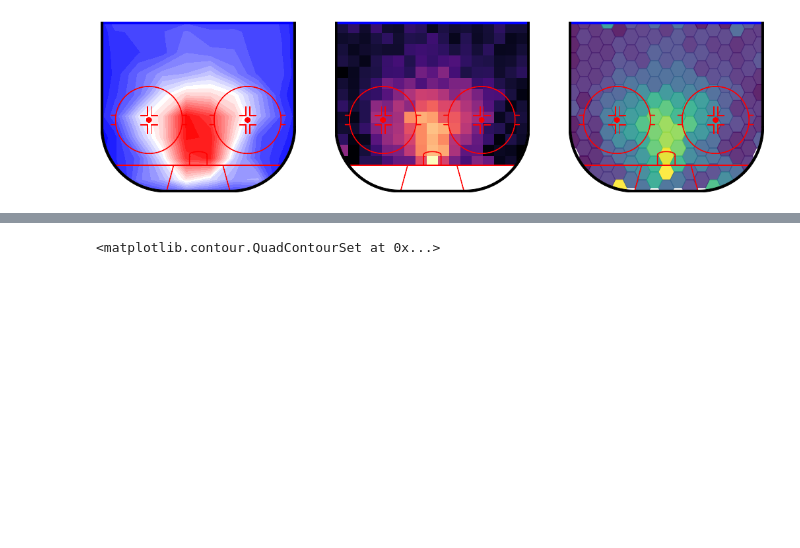
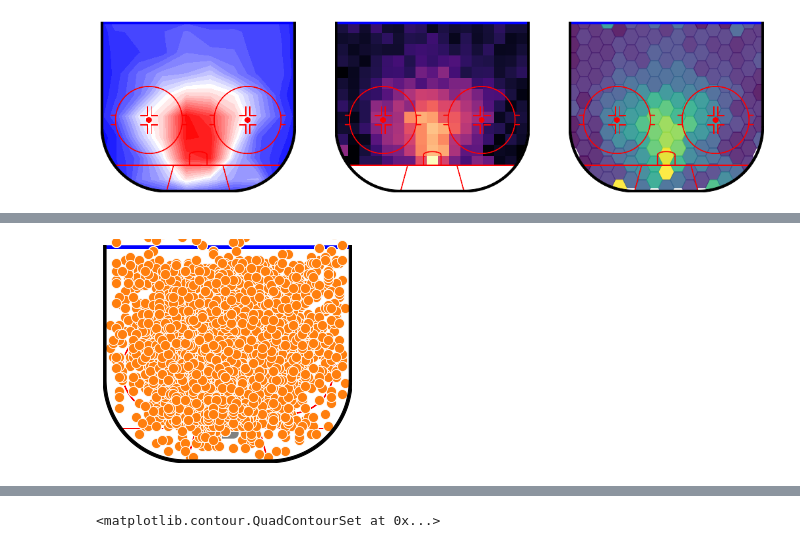
Before and after one commit to kmgreer405/kevin_da8_capstone, a Jupyter notebook: notebooks/capstone.ipynb, the cells around one changed output, grey strips where cells are left out. Saved outputs shown, nothing was run; the diff lists cells and outputs as text; code cells hidden in the pictures; blank space fills up the shorter version.

```diff
--- a/notebooks/capstone.ipynb
+++ b/notebooks/capstone.ipynb
@@ -749,4 +746,7 @@ rink.hexbin(
 df_shots_22 = pd.read_csv('C:/Users/KMGre/Documents/DA8/Projects/kevin_da8_capstone/data/shots_2022.csv')
 df_shots_22_new = df_shots_22[df_shots_22['event'] == 'GOAL']
 df_shots_22_2 = df_shots_22_new[df_shots_22_new['period'] == 1]
-df_shots_22_2
+df_22_scatter = df_shots_22[df_shots_22['event'] != 'MISS']
+df_22_scatter_2 = df_22_scatter[df_22_scatter['period'] == 3]
+df_22_scatter_3 = df_22_scatter_2[df_22_scatter_2['team'] == 'HOME']
+df_scatter_22 = df_shots_22[df_shots_22['event'] == 'GOAL']
@@ -766,0 +753,7 @@ df_shots_22_2
+# %%
+rink = NHLRink(rotation=270)
+rink.draw(display_range="ozone")
+rink.scatter("xCordAdjusted", "yCordAdjusted", s=100, edgecolor="white", data=df_scatter_22)
+rink.plot_fn(sns.scatterplot, x="xCordAdjusted", y="yCordAdjusted", s=100, legend=False, data=df_scatter_22);
+# %% [output]
+[figure, added]
```
Also changed, not shown: parts of 14 cells of this notebook, 1 other file.
